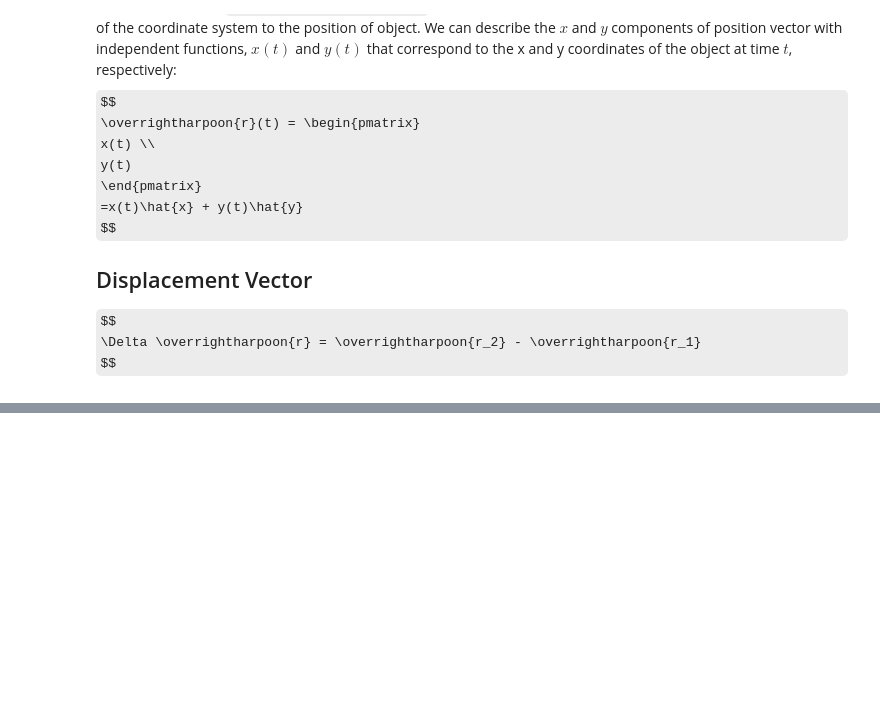
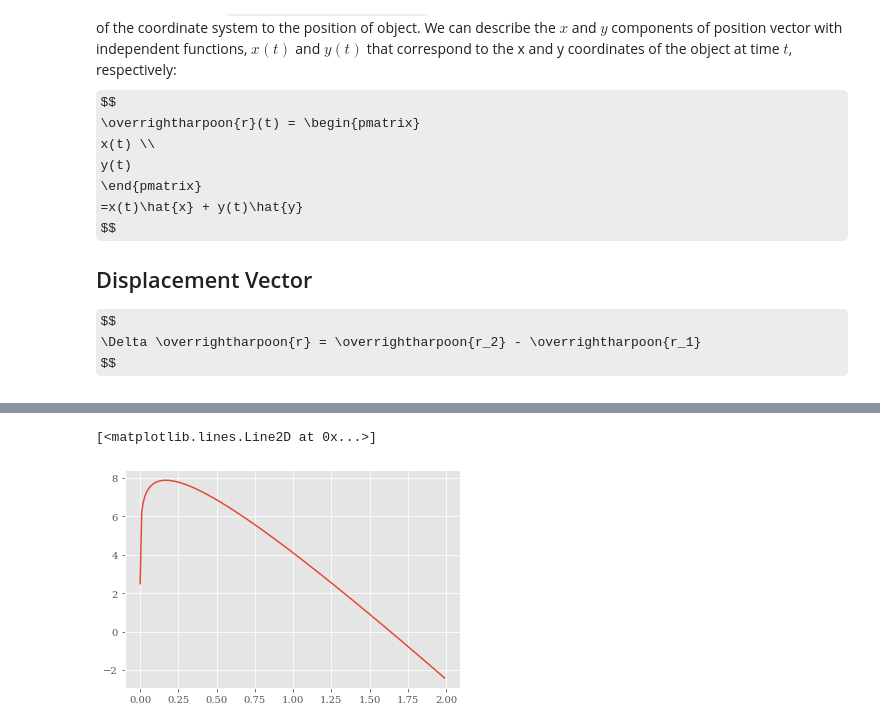
Before and after one commit to Muhammad-Nabeel-Sh/Interactive_Notebooks, a Jupyter notebook: Physics_Motion_2D.ipynb, the cells around one changed output, grey strips where cells are left out. Saved outputs shown, nothing was run; the diff lists cells and outputs as text; code cells hidden in the pictures; some formulas as TeX source; blank space fills up the shorter version.

```diff
--- a/Physics_Motion_2D.ipynb
+++ b/Physics_Motion_2D.ipynb
@@ -66,0 +146,8 @@ $\Delta r =$ 17.004
+# %%
+vel_func = sp.lambdify(t, velocity_function, 'numpy')
+arr = np.arange(0,2,0.01)
+vel_func(arr)
+plt.plot(arr,vel_func(arr))
+# %% [output]
+[<matplotlib.lines.Line2D at 0x...>]
+[figure, added]
```
Also changed, not shown: parts of 11 cells of this notebook, 2 other files.
